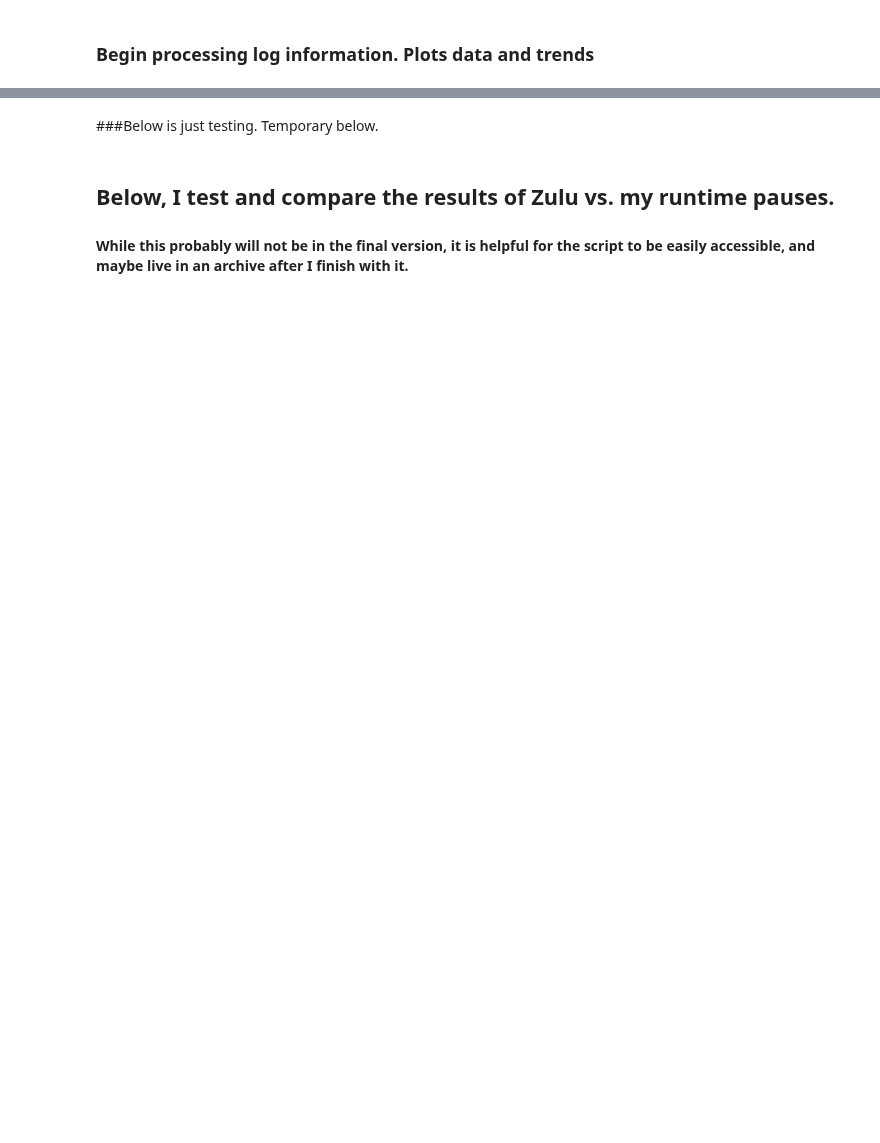
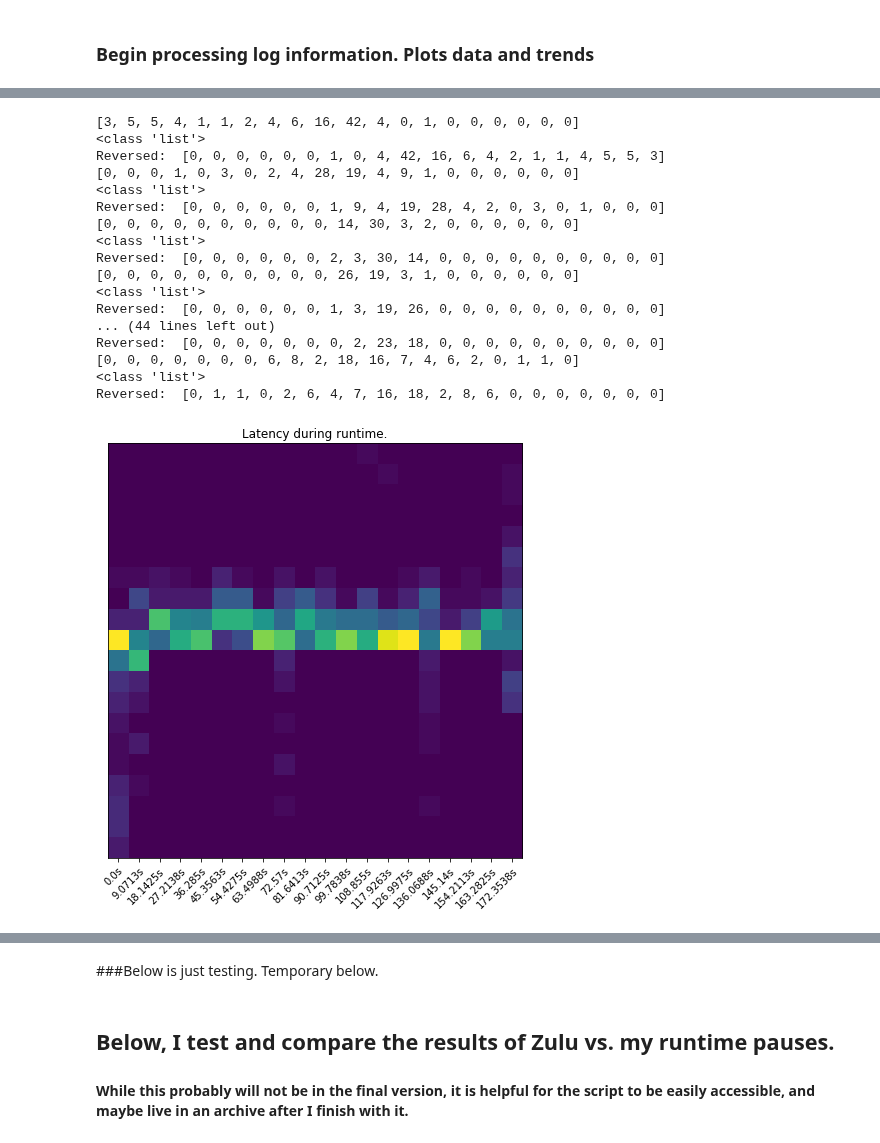
Before and after one commit to apple/GCGC, a Jupyter notebook: Jupyter-everything/GClogs_notebook.ipynb, the cells around one changed output, grey strips where cells are left out. Drawn from its saved outputs; the diff is of its cells as text; code cells hidden in the pictures; blank space fills up the shorter version.

```diff
--- a/Jupyter-everything/GClogs_notebook.ipynb
+++ b/Jupyter-everything/GClogs_notebook.ipynb
@@ -115,3 +111,30 @@ This far
+# %%
+from scripts import plot_data as dplt
+from scripts import process_log as pl
+
+pl.setLogPath("datasets/long_amzn_workload.log")
+pl.setLogSchema(0)
+yp = pl.getYoungPauses()
+dplt.plot_heatmap(yp,20)
+# %% [output]
+[3, 5, 5, 4, 1, 1, 2, 4, 6, 16, 42, 4, 0, 1, 0, 0, 0, 0, 0, 0]
+<class 'list'>
+Reversed:  [0, 0, 0, 0, 0, 0, 1, 0, 4, 42, 16, 6, 4, 2, 1, 1, 4, 5, 5, 3]
+[0, 0, 0, 1, 0, 3, 0, 2, 4, 28, 19, 4, 9, 1, 0, 0, 0, 0, 0, 0]
+<class 'list'>
+Reversed:  [0, 0, 0, 0, 0, 0, 1, 9, 4, 19, 28, 4, 2, 0, 3, 0, 1, 0, 0, 0]
+[0, 0, 0, 0, 0, 0, 0, 0, 0, 0, 14, 30, 3, 2, 0, 0, 0, 0, 0, 0]
+<class 'list'>
+Reversed:  [0, 0, 0, 0, 0, 0, 2, 3, 30, 14, 0, 0, 0, 0, 0, 0, 0, 0, 0, 0]
+[0, 0, 0, 0, 0, 0, 0, 0, 0, 0, 26, 19, 3, 1, 0, 0, 0, 0, 0, 0]
+<class 'list'>
+Reversed:  [0, 0, 0, 0, 0, 0, 1, 3, 19, 26, 0, 0, 0, 0, 0, 0, 0, 0, 0, 0]
+... (44 lines left out)
+Reversed:  [0, 0, 0, 0, 0, 0, 0, 2, 23, 18, 0, 0, 0, 0, 0, 0, 0, 0, 0, 0]
+[0, 0, 0, 0, 0, 0, 0, 6, 8, 2, 18, 16, 7, 4, 6, 2, 0, 1, 1, 0]
+<class 'list'>
+Reversed:  [0, 1, 1, 0, 2, 6, 4, 7, 16, 18, 2, 8, 6, 0, 0, 0, 0, 0, 0, 0]
+[figure, added]
 # %%
 # Get all metadata about the specific gc used
 gc_metadata = pl.getGCMetadata2(create_csv = False)
```
Also changed, not shown: parts of 6 cells of this notebook, 3 other files.
